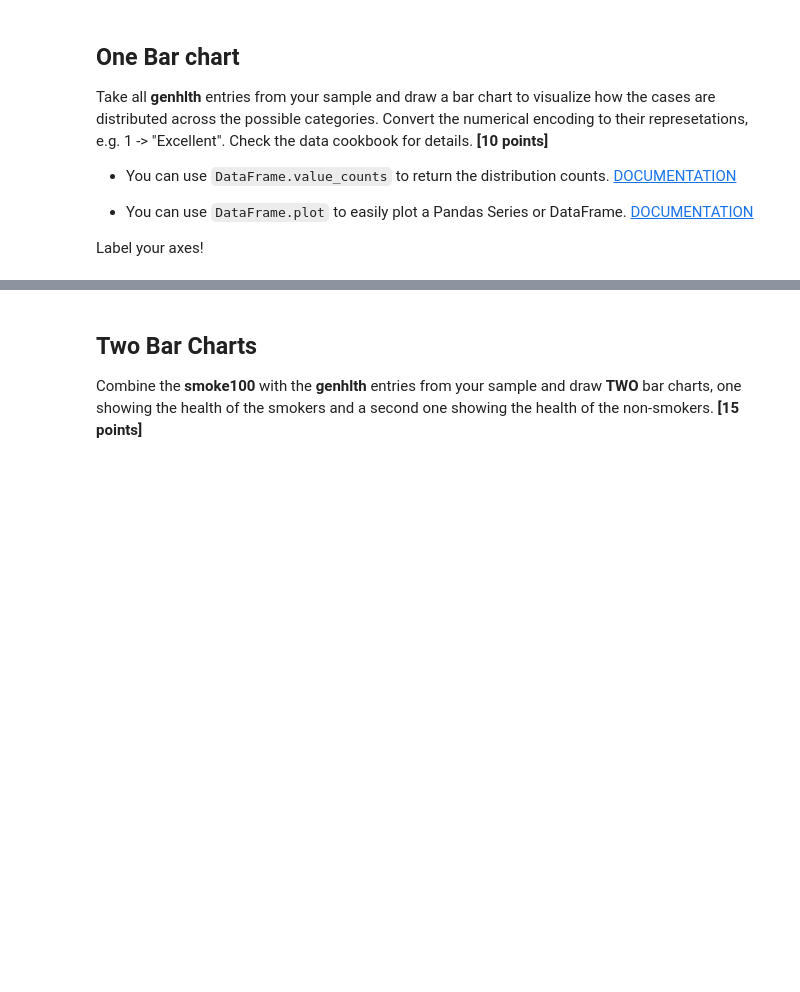
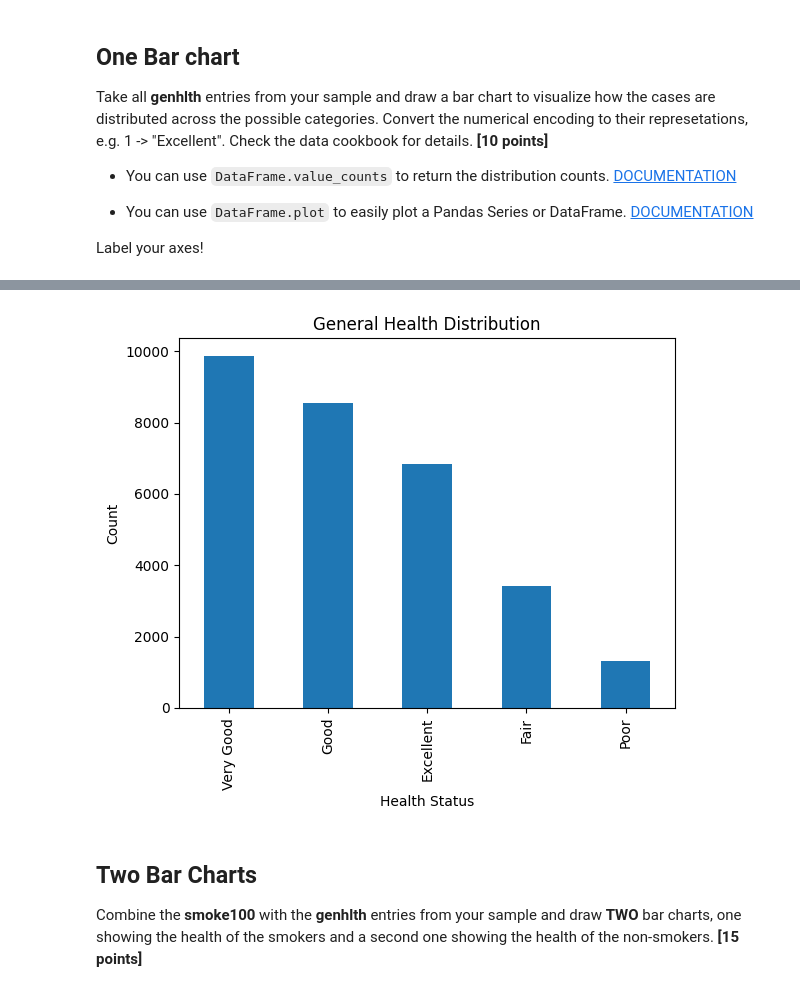
Before and after one commit to DAAP-Summer-2024/intro-to-data-structure-and-data-visualization-nilejara, a Jupyter notebook: assignment_1.ipynb, the cells around one changed output, grey strips where cells are left out. Saved outputs shown, nothing was run; the diff lists cells and outputs as text; code cells hidden in the pictures; blank space fills up the shorter version.

```diff
--- a/assignment_1.ipynb
+++ b/assignment_1.ipynb
@@ -247,3 +247,20 @@ Take all **genhlth** entries from your sample and draw a bar chart to visualize
 - You can use `DataFrame.plot` to easily plot a Pandas Series or DataFrame. [DOCUMENTATION](https://pandas.pydata.org/docs/reference/api/pandas.DataFrame.plot.html)
 
 Label your axes!
+# %%
+import pandas as pd
+%pip install matplotlib
+import matplotlib.pyplot as plt
+
+
+data_frame = pd.read_csv("Data/sample_30000_columns.txt", sep="\t")
+genhlth_mapping = {1: "Excellent", 2: "Very Good", 3: "Good", 4: "Fair", 5: "Poor"}
+
+data_frame['GENHLTH'] = data_frame['GENHLTH'].map(genhlth_mapping)
+
+genhlth_counts=data_frame['GENHLTH'].value_counts()
+
+genhlth_counts.plot(kind='bar', title='General Health Distribution', xlabel='Health Status', ylabel='Count')
+
+plt.show()
+# %% [output]
@@ -250,3 +280,4 @@ Label your axes!
+[figure, added]
 # %% [markdown]
 ## Two Bar Charts
 
```
Also changed, not shown: parts of 4 cells of this notebook, 2 other files.
